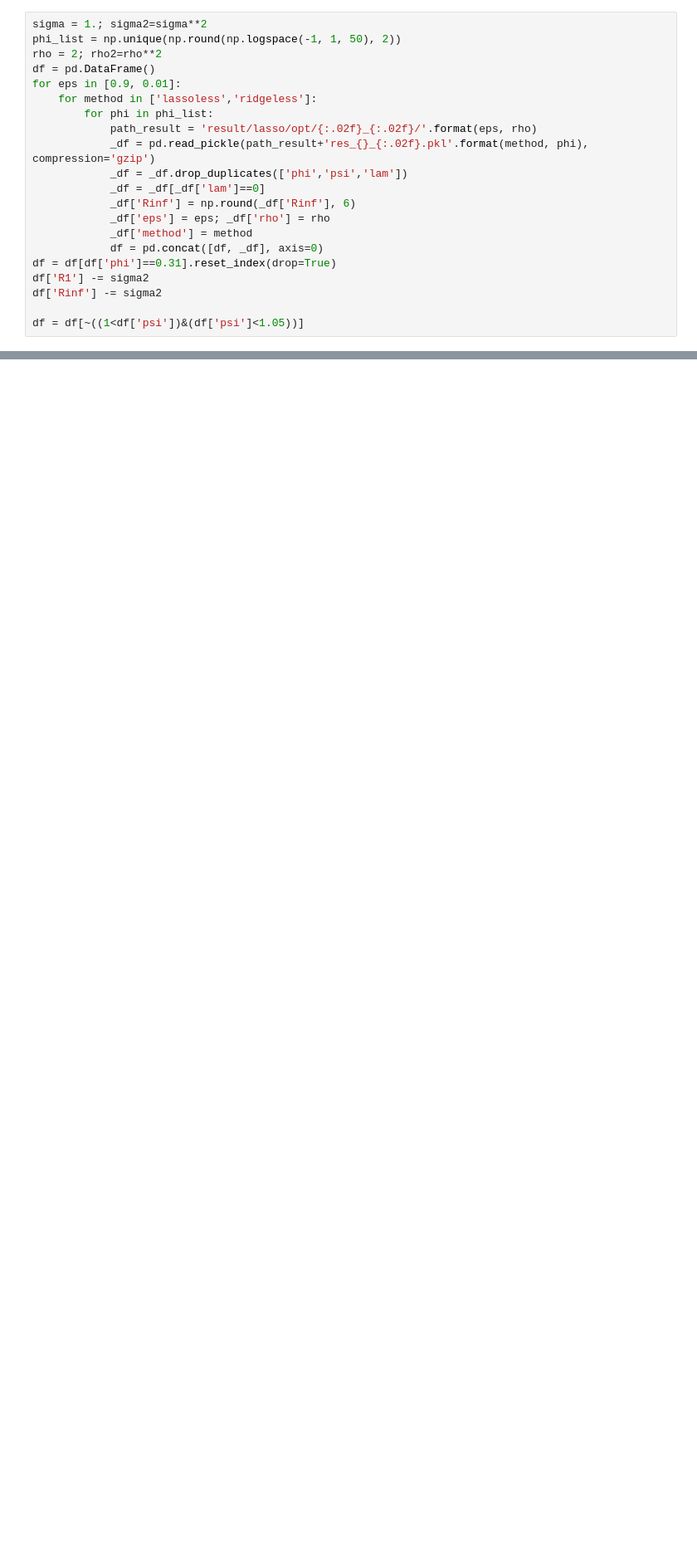
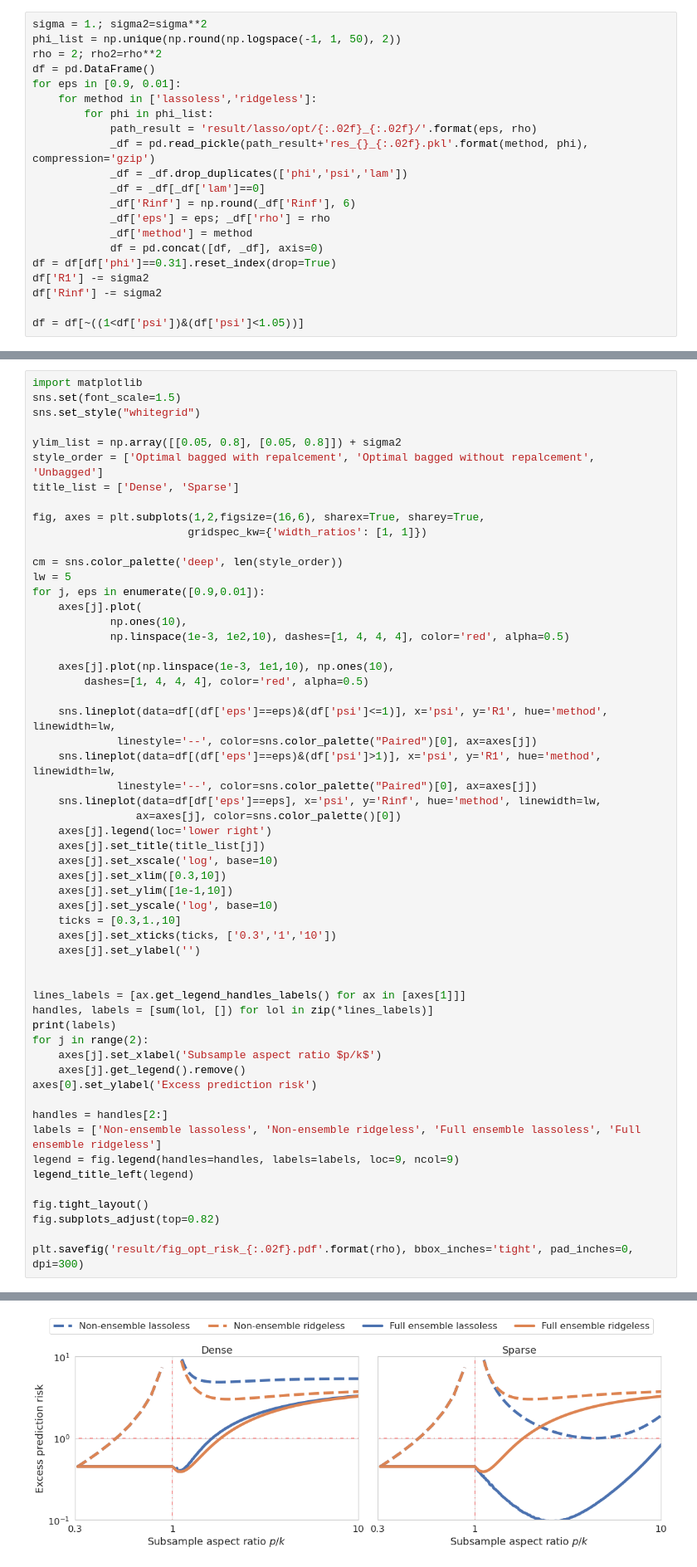
Before and after one commit to jaydu1/subagging-asymptotics, a Jupyter notebook: Plot.ipynb, the cells around one changed output, grey strips where cells are left out. Shown at 83% size. Drawn from its saved outputs; the diff is of its cells as text; blank space fills up the shorter version.

Commit message:
Update Figure 4.

```diff
--- a/Plot.ipynb
+++ b/Plot.ipynb
@@ -653,0 +596,57 @@ plt.savefig('result/fig_opt_risk_{:.02f}.pdf'.format(rho), bbox_inches='tight',
+# %%
+import matplotlib
+sns.set(font_scale=1.5)
+sns.set_style("whitegrid")
+
+ylim_list = np.array([[0.05, 0.8], [0.05, 0.8]]) + sigma2
+style_order = ['Optimal bagged with repalcement', 'Optimal bagged without repalcement', 'Unbagged']
+title_list = ['Dense', 'Sparse']
+
+fig, axes = plt.subplots(1,2,figsize=(16,6), sharex=True, sharey=True,
+                        gridspec_kw={'width_ratios': [1, 1]})
+
+cm = sns.color_palette('deep', len(style_order))
+lw = 5
+for j, eps in enumerate([0.9,0.01]):
+    axes[j].plot(
+            np.ones(10),
+            np.linspace(1e-3, 1e2,10), dashes=[1, 4, 4, 4], color='red', alpha=0.5)
+
+    axes[j].plot(np.linspace(1e-3, 1e1,10), np.ones(10),
+        dashes=[1, 4, 4, 4], color='red', alpha=0.5)
+
+    sns.lineplot(data=df[(df['eps']==eps)&(df['psi']<=1)], x='psi', y='R1', hue='method', linewidth=lw,
+             linestyle='--', color=sns.color_palette("Paired")[0], ax=axes[j])
+    sns.lineplot(data=df[(df['eps']==eps)&(df['psi']>1)], x='psi', y='R1', hue='method', linewidth=lw,
+             linestyle='--', color=sns.color_palette("Paired")[0], ax=axes[j])
+    sns.lineplot(data=df[df['eps']==eps], x='psi', y='Rinf', hue='method', linewidth=lw,
+                ax=axes[j], color=sns.color_palette()[0])
+    axes[j].legend(loc='lower right')
+    axes[j].set_title(title_list[j])
+    axes[j].set_xscale('log', base=10)
+    axes[j].set_xlim([0.3,10])
+    axes[j].set_ylim([1e-1,10])
+    axes[j].set_yscale('log', base=10)
+    ticks = [0.3,1.,10]
+    axes[j].set_xticks(ticks, ['0.3','1','10'])
+    axes[j].set_ylabel('')
+
+
+lines_labels = [ax.get_legend_handles_labels() for ax in [axes[1]]]
+handles, labels = [sum(lol, []) for lol in zip(*lines_labels)]
+print(labels)
+for j in range(2):
+    axes[j].set_xlabel('Subsample aspect ratio $p/k$')
+    axes[j].get_legend().remove()
+axes[0].set_ylabel('Excess prediction risk')
+
+handles = handles[2:]
+labels = ['Non-ensemble lassoless', 'Non-ensemble ridgeless', 'Full ensemble lassoless', 'Full ensemble ridgeless']
+legend = fig.legend(handles=handles, labels=labels, loc=9, ncol=9)
+legend_title_left(legend)
+
+fig.tight_layout()
+fig.subplots_adjust(top=0.82)
+
+plt.savefig('result/fig_opt_risk_{:.02f}.pdf'.format(rho), bbox_inches='tight', pad_inches=0, dpi=300)
+# %% [output]
@@ -654,3 +654,4 @@ plt.savefig('result/fig_opt_risk_{:.02f}.pdf'.format(rho), bbox_inches='tight',
+[figure, added]
 # %% [markdown]
 ## Figure 5: Optimal subsample aspect ratio in data aspect ratio
 # %%
```
Also changed, not shown: parts of 2 cells of this notebook.
